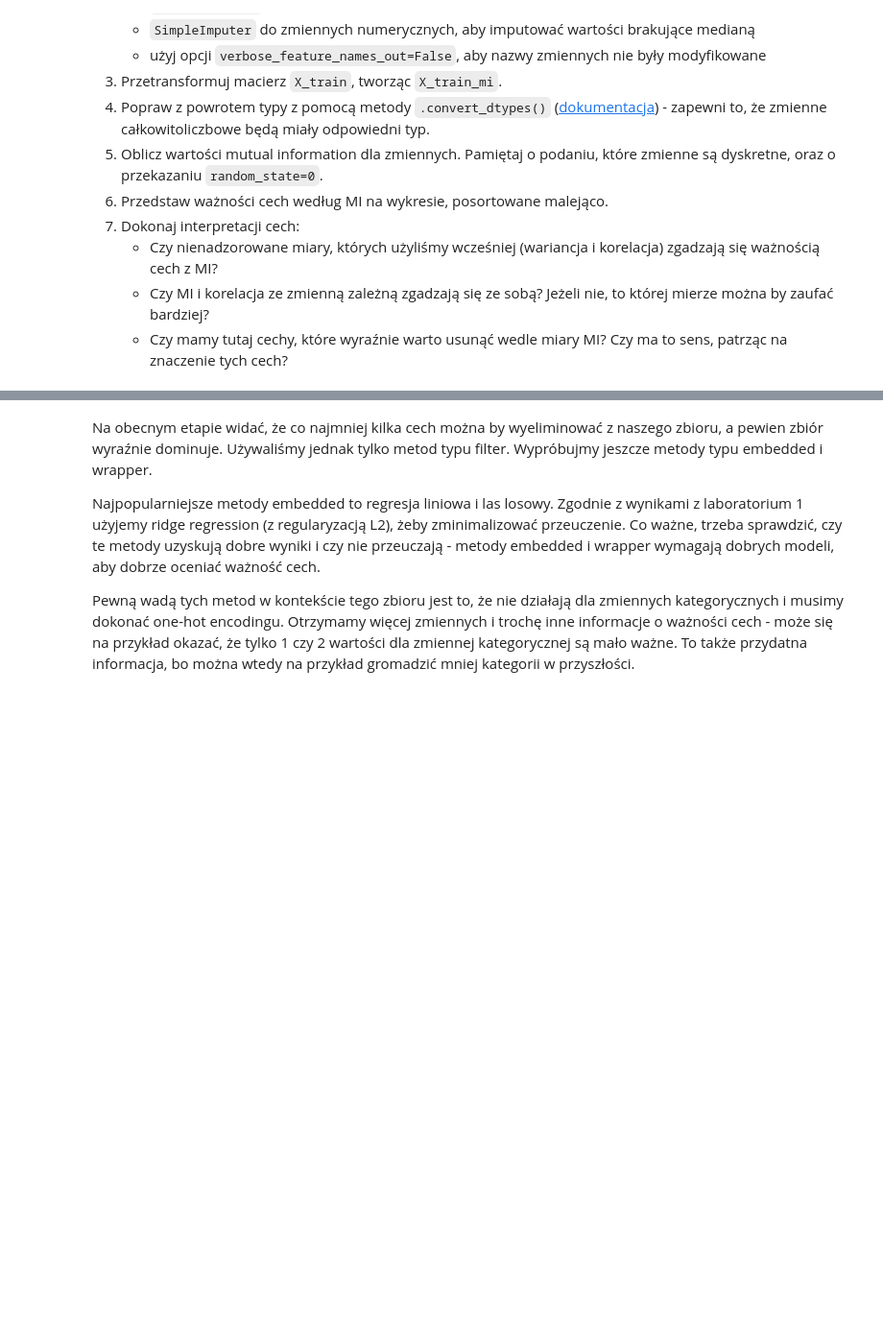
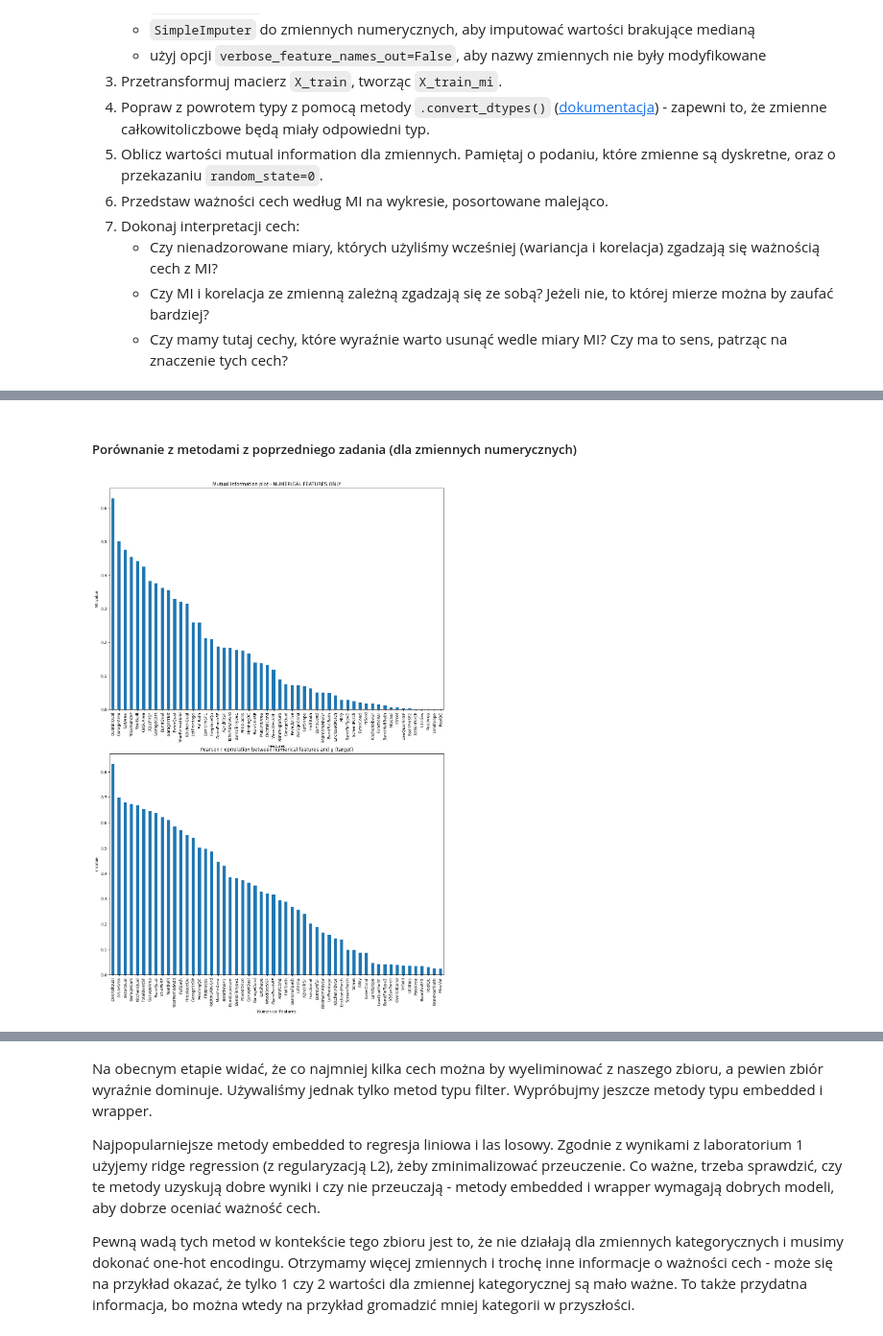
Before and after one commit to basiav/ML-Intro-Course-AGH, a Jupyter notebook: lab6/notebook_empty.ipynb, the cells around one changed output, grey strips where cells are left out. Shown at 96% size. Saved outputs shown, nothing was run; the diff lists cells and outputs as text; code cells hidden in the pictures; blank space fills up the shorter version.

```diff
--- a/lab6/notebook_empty.ipynb
+++ b/lab6/notebook_empty.ipynb
@@ -275,10 +277,7 @@ from sklearn.preprocessing import MinMaxScaler
 
 X_train_num = X_train.select_dtypes(exclude="object")
 
-numerical_pipeline = make_pipeline(
-    SimpleImputer(strategy="median"),
-    MinMaxScaler()
-)
+numerical_pipeline = make_pipeline(SimpleImputer(strategy="median"), MinMaxScaler())
 
 X_train_num = numerical_pipeline.fit_transform(X_train_num)
 X_train_num
@@ -523,0 +570,22 @@ importances_mi = ...
+# %% [markdown]
+##### Porównanie z metodami z poprzedniego zadania (dla zmiennych numerycznych)
+# %%
+_, ax = plt.subplots(2, 1, figsize=(15, 22))
+
+# Select by indexes used in importances_corr_r (numerical)
+pd.Series(importances_mi, index=X_mi.columns).loc[importances_corr_r.index].sort_values(
+    ascending=False
+).plot.bar(
+    ax=ax[0],
+    title="Mutual Information plot - NUMERICAL FEATURES ONLY",
+    xlabel="Features",
+    ylabel="MI value",
+)
+importances_corr_r.apply(func=lambda x: abs(x)).sort_values(ascending=False).plot.bar(
+    ax=ax[1],
+    title="Pearson r correlation between numerical features and y (target)",
+    xlabel="Numerical Features",
+    ylabel="r value",
+);
+# %% [output]
+[figure, added]
```
Also changed, not shown: parts of 15 cells of this notebook.
